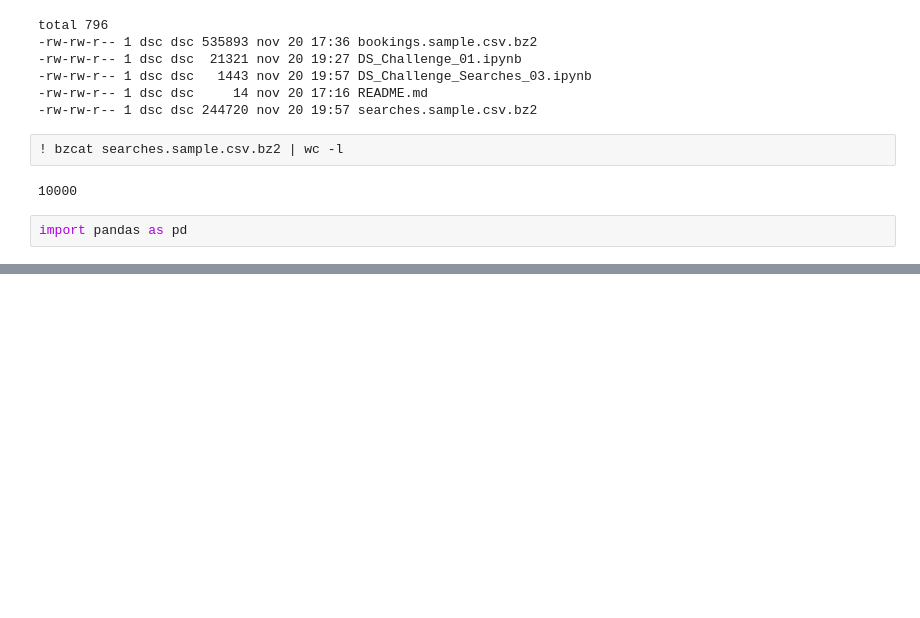
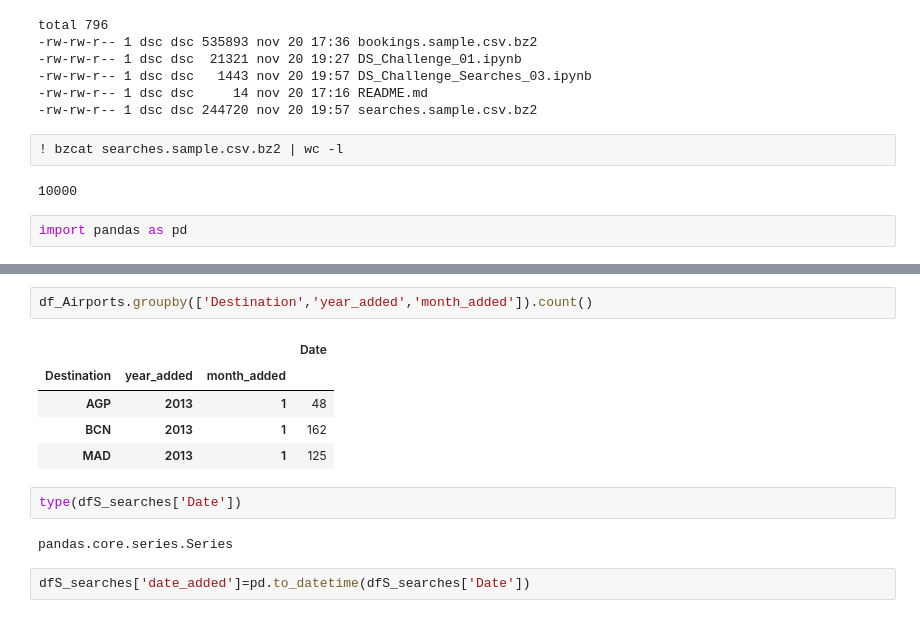
Before and after one commit to aeguia/DS_Challenge, a Jupyter notebook: DS_Challenge_Searches_03.ipynb, the cells around one changed output, grey strips where cells are left out. Saved outputs shown, nothing was run; the diff lists cells and outputs as text; blank space fills up the shorter version.

```diff
--- a/DS_Challenge_Searches_03.ipynb
+++ b/DS_Challenge_Searches_03.ipynb
@@ -70,0 +154,14 @@ dfS_bookings.head(5)
+# %%
+df_Airports.groupby(['Destination','year_added','month_added']).count()
+# %% [output]
+|  |  |  | Date |
+| Destination | year_added | month_added |  |
+| AGP | 2013 | 1 | 48 |
+| BCN | 2013 | 1 | 162 |
+| MAD | 2013 | 1 | 125 |
+# %%
+type(dfS_searches['Date'])
+# %% [output]
+pandas.core.series.Series
+# %%
+dfS_searches['date_added']=pd.to_datetime(dfS_searches['Date'])
```
Also changed, not shown: parts of 15 cells of this notebook, 3 other files.
